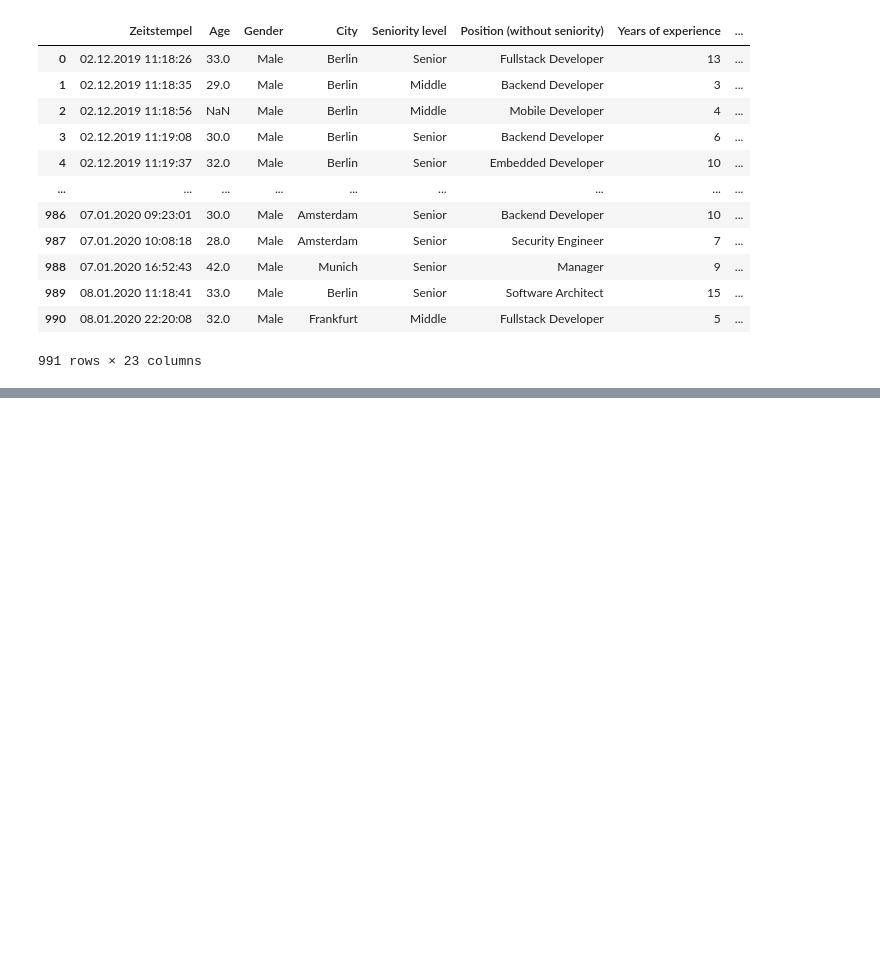
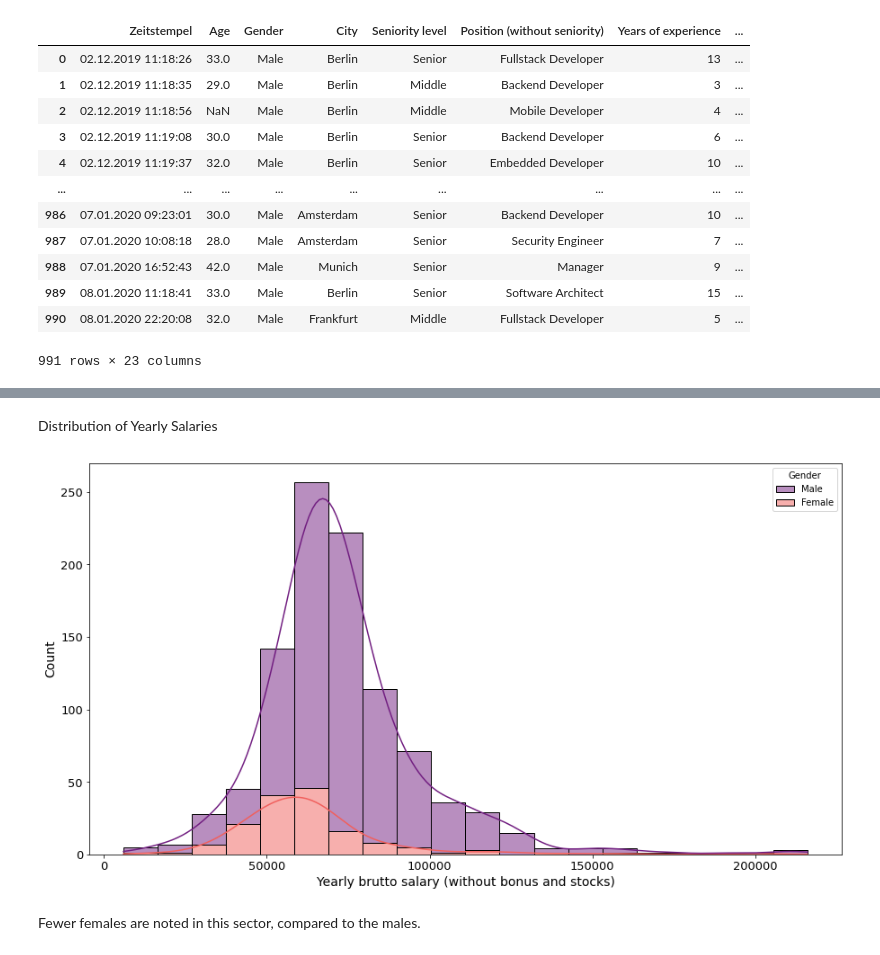
Before and after one commit to Nelly254/IT-Salary-Survey-EU-2019, a Jupyter notebook: IT EU SALARY SURVEY ANALYSIS.ipynb, the cells around one changed output, grey strips where cells are left out. Cells and saved outputs as stored; diff of their text form; code cells hidden in the pictures; blank space fills up the shorter version.

```diff
--- a/IT EU SALARY SURVEY ANALYSIS.ipynb
+++ b/IT EU SALARY SURVEY ANALYSIS.ipynb
@@ -45,0 +140,15 @@ df
+# %% [markdown]
+Distribution of Yearly Salaries
+# %%
+plt.figure(figsize=(15,8))
+sns.histplot(x='Yearly brutto salary (without bonus and stocks)',data=df,
+             bins=20, kde=True, hue='Gender',multiple="stack",palette='magma')
+plt.xticks(fontsize=13)
+plt.xlabel("Yearly brutto salary (without bonus and stocks)",fontsize=14)
+plt.yticks(fontsize=13)
+plt.ylabel("Count",fontsize=14)
+plt.show()
+# %% [output]
+[figure, added]
+# %% [markdown]
+Fewer females are noted in this sector, compared to the males.
```
Also changed, not shown: parts of 14 cells of this notebook.
